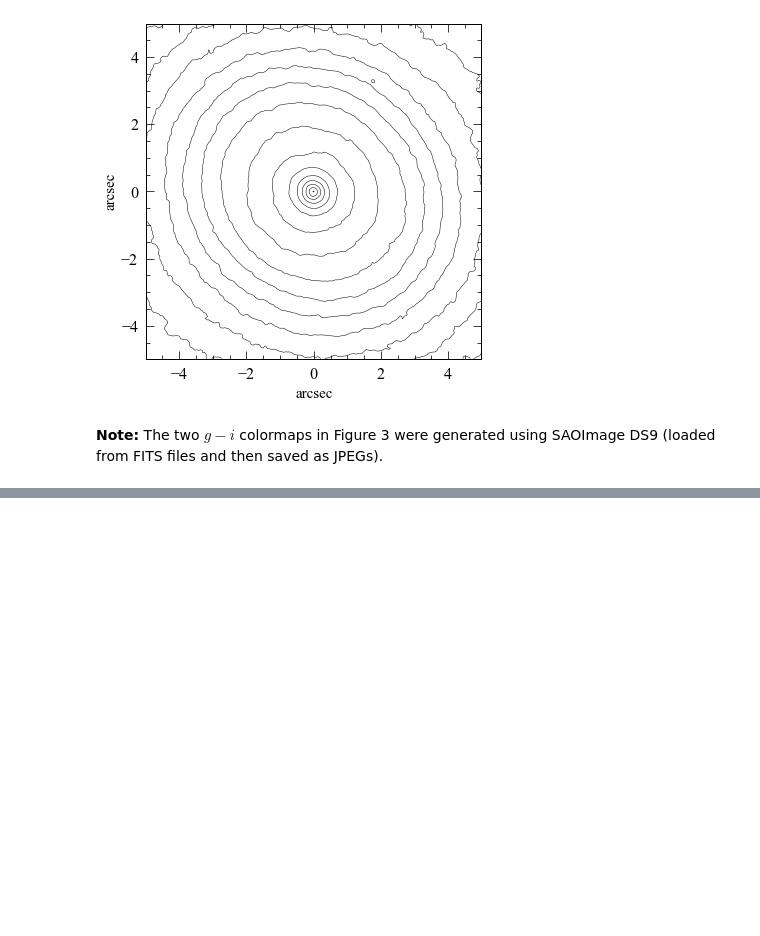
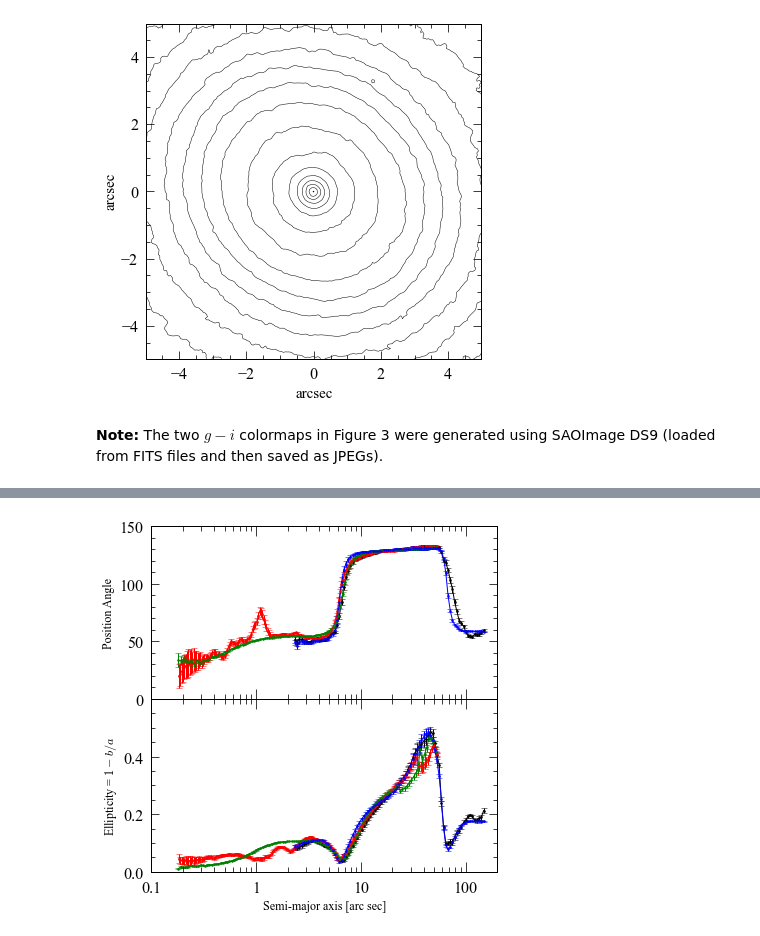
Before and after one commit to perwin/n4608-n4643, a Jupyter notebook: n4608n4643_figures_for_paper.ipynb, the cells around one changed output, grey strips where cells are left out. Cells and saved outputs as stored; diff of their text form; code cells hidden in the pictures; blank space fills up the shorter version.

```diff
--- a/n4608n4643_figures_for_paper.ipynb
+++ b/n4608n4643_figures_for_paper.ipynb
@@ -117,0 +128,11 @@ if savePlots:
+# %%
+n4643irac1_efit = ellipse.ReadEllipse(dataDir + "ellipsefits/el_n4643irac1ss.fits",pix=0.75)
+n4643irac1_model = ellipse.ReadEllipse(dataDir + "ellipsefits/el_n4643irac1_model.fits",pix=0.75)
+n4643f160w_efit = ellipse.ReadEllipse(dataDir + "ellipsefits/el_n4643f160w.fits",pix=0.06,telPA=114.6)
+n4643f160w_model = ellipse.ReadEllipse(dataDir + "ellipsefits/el_n4643f160w_model.fits",pix=0.06,telPA=114.6)
+
+ellipse.PlotEllPA([n4643irac1_efit,n4643f160w_efit, n4643f160w_model,n4643irac1_model], xlog=True, merge=True,xrange=[0.1,200])
+if savePlots:
+    savefig(fplots+"n4643_efits.pdf")
+# %% [output]
+[figure, added]
```
Also changed, not shown: parts of 5 cells of this notebook, 4 other files.
